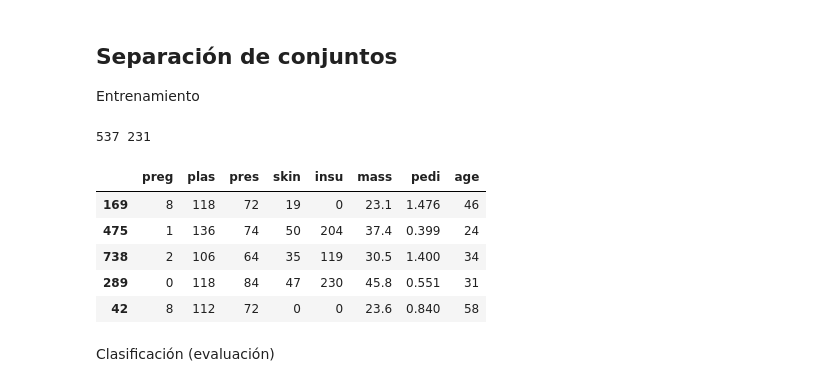
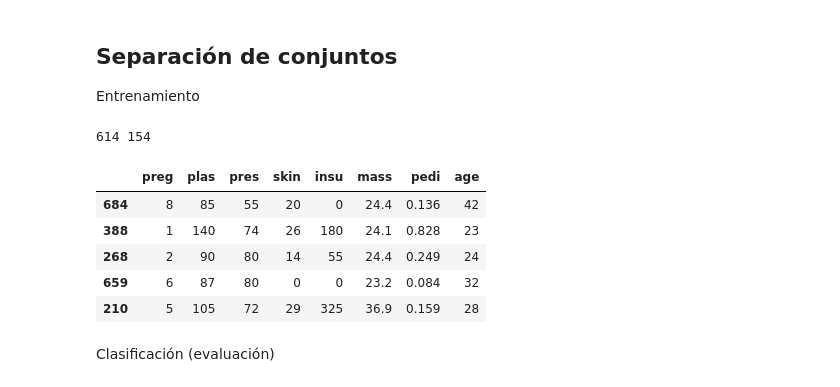
Before and after one commit to SprkSmR/ArbolC45, a Jupyter notebook: 2-1_Arbol.ipynb, the cells around one changed output. Drawn from its saved outputs; the diff is of its cells as text; code cells hidden in the pictures.

```diff
--- a/2-1_Arbol.ipynb
+++ b/2-1_Arbol.ipynb
@@ -117,21 +117,21 @@ Entrenamiento
 # %%
 from sklearn.model_selection import train_test_split
 
 #Separar los datos
 valoresTrain, valoresTest, clasesTrain, clasesTest= \
-train_test_split(dataGral, claseGral, test_size=0.30)
+train_test_split(dataGral, claseGral, test_size=0.20)
 
 print(len(valoresTrain), len(valoresTest))
 
 valoresTrain.head()
 # %% [output]
-537 231
+614 154
 |  | preg | plas | pres | skin | insu | mass | pedi | age |
-| 169 | 8 | 118 | 72 | 19 | 0 | 23.1 | 1.476 | 46 |
-| 475 | 1 | 136 | 74 | 50 | 204 | 37.4 | 0.399 | 24 |
-| 738 | 2 | 106 | 64 | 35 | 119 | 30.5 | 1.400 | 34 |
-| 289 | 0 | 118 | 84 | 47 | 230 | 45.8 | 0.551 | 31 |
-| 42 | 8 | 112 | 72 | 0 | 0 | 23.6 | 0.840 | 58 |
+| 684 | 8 | 85 | 55 | 20 | 0 | 24.4 | 0.136 | 42 |
+| 388 | 1 | 140 | 74 | 26 | 180 | 24.1 | 0.828 | 23 |
+| 268 | 2 | 90 | 80 | 14 | 55 | 24.4 | 0.249 | 24 |
+| 659 | 6 | 87 | 80 | 0 | 0 | 23.2 | 0.084 | 32 |
+| 210 | 5 | 105 | 72 | 29 | 325 | 36.9 | 0.159 | 28 |
 # %% [markdown]
 Clasificación (evaluación)
 # %%
```
Also changed, not shown: parts of 2 cells of this notebook.
